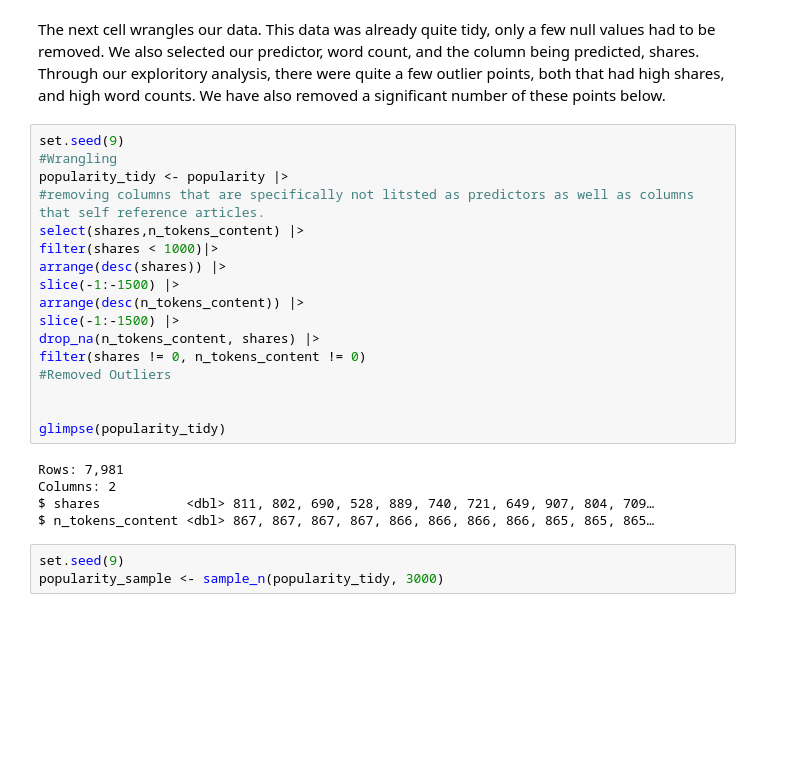
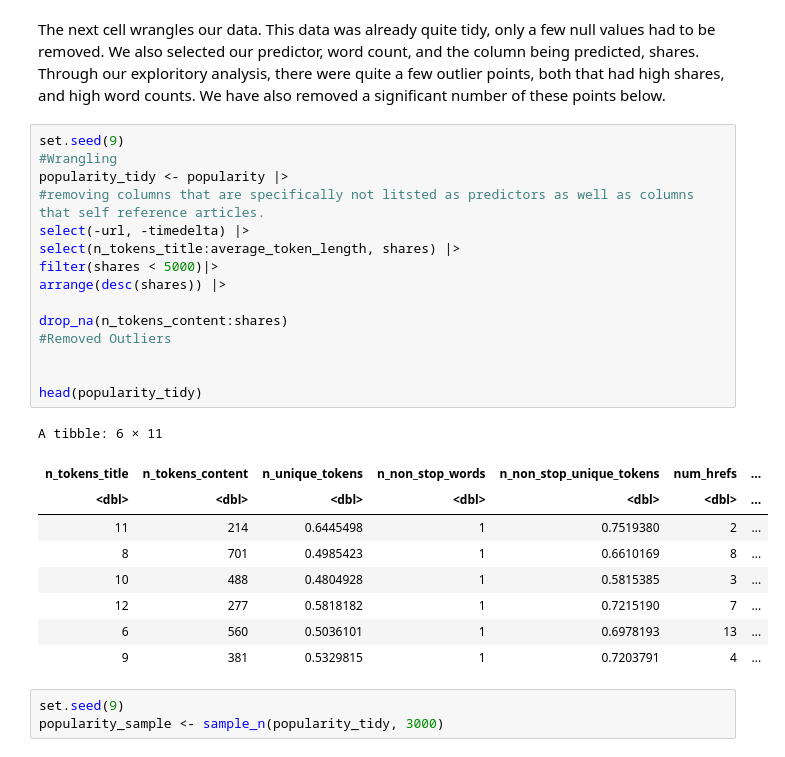
Before and after one commit to EPICxFLIPPER/Project-Report-Group-9, a Jupyter notebook: Project-Report.ipynb, the cells around one changed output. Saved outputs shown, nothing was run; the diff lists cells and outputs as text; blank space fills up the shorter version.

```diff
--- a/Project-Report.ipynb
+++ b/Project-Report.ipynb
@@ -58,25 +60,28 @@ The next cell wrangles our data. This data was already quite tidy, only a few nu
 # %%
 set.seed(9)
 #Wrangling
 popularity_tidy <- popularity |>
 #removing columns that are specifically not litsted as predictors as well as columns that self reference articles.
-select(shares,n_tokens_content) |>
-filter(shares < 1000)|>
+select(-url, -timedelta) |>
+select(n_tokens_title:average_token_length, shares) |>
+filter(shares < 5000)|>
 arrange(desc(shares)) |>
-slice(-1:-1500) |>
-arrange(desc(n_tokens_content)) |>
-slice(-1:-1500) |>
-drop_na(n_tokens_content, shares) |>
-filter(shares != 0, n_tokens_content != 0)
+
+drop_na(n_tokens_content:shares)
 #Removed Outliers
 
 
-glimpse(popularity_tidy)
+head(popularity_tidy)
 # %% [output]
-Rows: 7,981
-Columns: 2
-$ shares           <dbl> 811, 802, 690, 528, 889, 740, 721, 649, 907, 804, 709…
-$ n_tokens_content <dbl> 867, 867, 867, 867, 866, 866, 866, 866, 865, 865, 865…
+A tibble: 6 × 11
+| n_tokens_title | n_tokens_content | n_unique_tokens | n_non_stop_words | n_non_stop_unique_tokens | num_hrefs | ... |
+| <dbl> | <dbl> | <dbl> | <dbl> | <dbl> | <dbl> | ... |
+| 11 | 214 | 0.6445498 | 1 | 0.7519380 | 2 | ... |
+| 8 | 701 | 0.4985423 | 1 | 0.6610169 | 8 | ... |
+| 10 | 488 | 0.4804928 | 1 | 0.5815385 | 3 | ... |
+| 12 | 277 | 0.5818182 | 1 | 0.7215190 | 7 | ... |
+| 6 | 560 | 0.5036101 | 1 | 0.6978193 | 13 | ... |
+| 9 | 381 | 0.5329815 | 1 | 0.7203791 | 4 | ... |
 # %%
 set.seed(9)
 popularity_sample <- sample_n(popularity_tidy, 3000)
```
Also changed, not shown: parts of 6 cells of this notebook.
